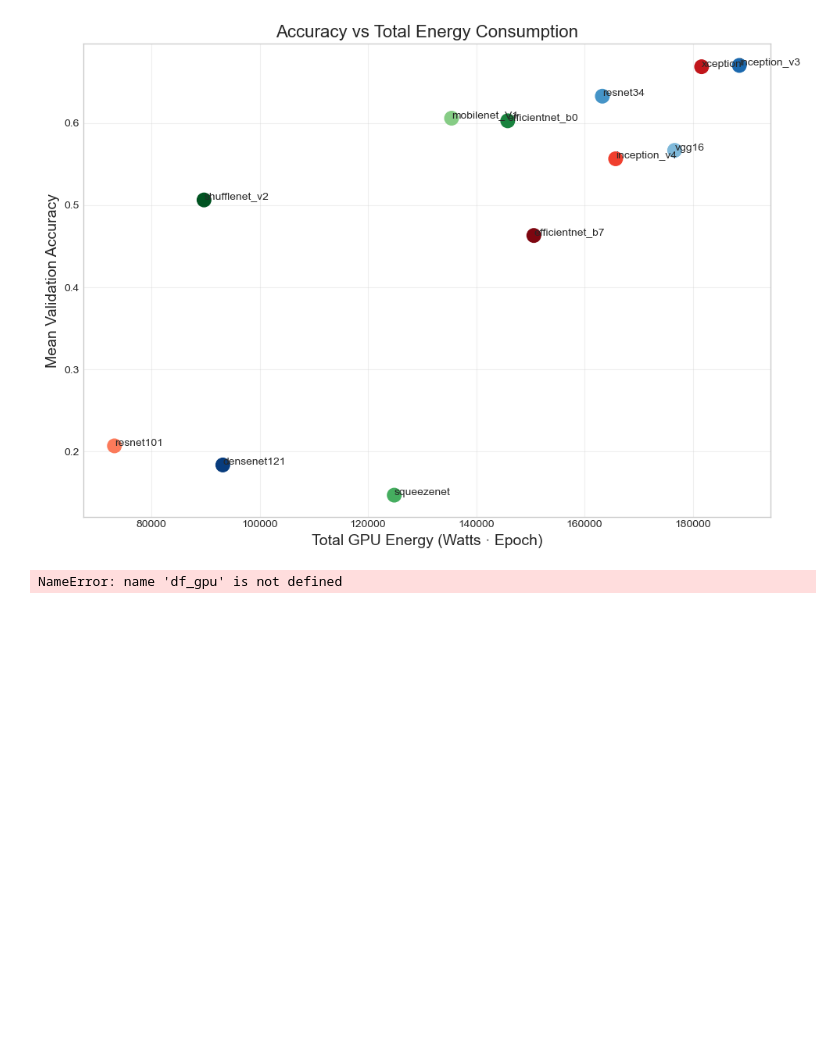
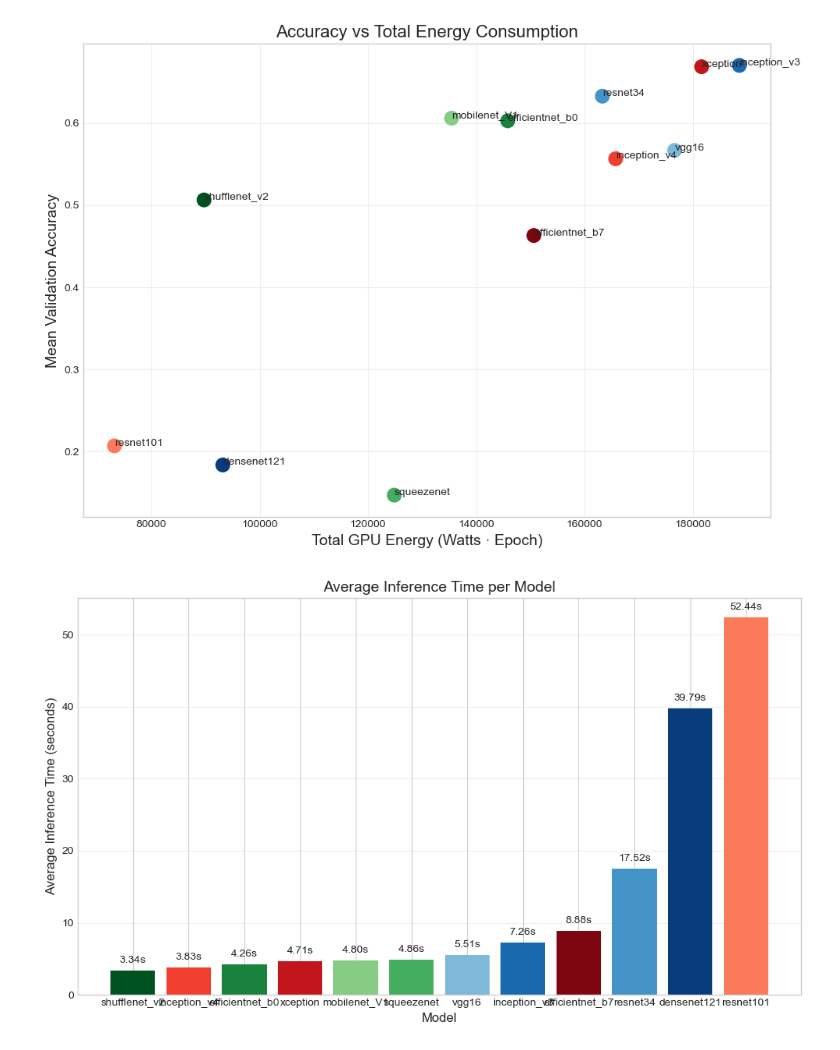
Before and after one commit to ArthurDohnert/CNNs-Performance-Analysis, a Jupyter notebook: analysis_report.ipynb, the cells around one changed output. Cells and saved outputs as stored; diff of their text form; code cells hidden in the pictures; blank space fills up the shorter version.

Commit message:
last visualization corrected

```diff
--- a/analysis_report.ipynb
+++ b/analysis_report.ipynb
@@ -986,23 +986,34 @@ plt.show()
 # %%
 import matplotlib.pyplot as plt
 
-# calcular média de tempo de inferência por modelo
 mean_inference = (
-    df_gpu.groupby("model")["inference_time_seconds"]
+    logs_df.groupby("model")["inference_time_seconds"]
     .mean()
     .sort_values()
 )
 
 plt.figure(figsize=(10, 6))
 
-plt.bar(mean_inference.index, mean_inference.values)
+for model in mean_inference.index:
+    plt.text(
+        model,
+        mean_inference[model] + 0.02 * mean_inference.max(),
+        f"{mean_inference[model]:.2f}s",
+        ha="center",
+        fontsize=10
+    )
+    plt.bar(
+        model,
+        mean_inference[model],
+        color=model_colors[model]
+    )
 
 plt.title("Average Inference Time per Model", fontsize=14)
 plt.xlabel("Model", fontsize=12)
 plt.ylabel("Average Inference Time (seconds)", fontsize=12)
 
 plt.grid(axis="y", alpha=0.3)
 plt.tight_layout()
 plt.show()
 # %% [output]
-NameError: name 'df_gpu' is not defined
+[figure, added]
```
